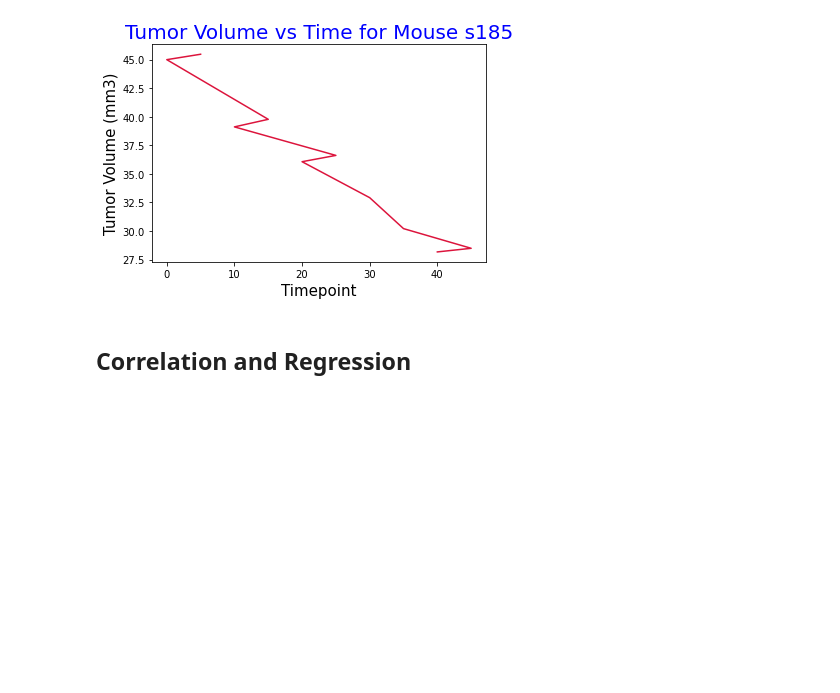
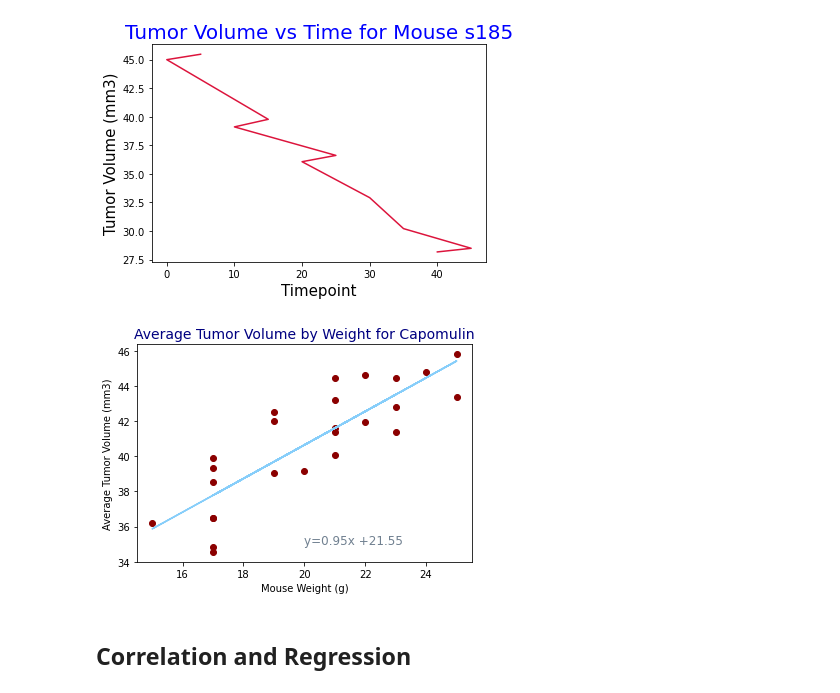
Before and after one commit to emjasmine/matplotlib-challenge, a Jupyter notebook: pymaceuticals_starter.ipynb, the cells around one changed output. Cells and saved outputs as stored; diff of their text form; code cells hidden in the pictures; blank space fills up the shorter version.

```diff
--- a/pymaceuticals_starter.ipynb
+++ b/pymaceuticals_starter.ipynb
@@ -275,2 +275,24 @@ plt.show()
+# %%
+# Generate a scatter plot of average tumor volume vs. mouse weight for the Capomulin regimen
+# Generate a scatter plot of average tumor volume vs. mouse weight for the Capomulin regimen
+capomulin_mice = merge_df.loc[merge_df['Drug Regimen'] == 'Capomulin']
+avg_tumor = capomulin_mice.groupby(['Mouse ID']).mean()
+avg_tumor.rename(columns={'Tumor Volume (mm3)':'Average Tumor Volume (mm3)'}, inplace=True)
+
+plt.scatter(avg_tumor['Weight (g)'],avg_tumor['Average Tumor Volume (mm3)'], color='darkred')
+plt.xlabel('Mouse Weight (g)', fontsize=10)
+plt.ylabel('Average Tumor Volume (mm3)',fontsize=10)
+plt.title('Average Tumor Volume by Weight for Capomulin',fontsize=14, color='navy')
+# Calculate the correlation coefficient and linear regression model
+# for mouse weight and average tumor volume for the Capomulin regimen
+(slope,intercept,rvalue,pvalue,stderr) = st.linregress(avg_tumor['Weight (g)'],avg_tumor['Average Tumor Volume (mm3)'])
+regression_line = avg_tumor['Weight (g)']*slope + intercept
+
+equation = 'y=' + str(round(slope,2))+"x +" + str(round(intercept,2))
+plt.plot(avg_tumor['Weight (g)'],regression_line, color='lightskyblue')
+plt.annotate(equation,(20,35),fontsize=12,color='slategrey')
+plt.show()
+# %% [output]
+[figure, added]
 # %% [markdown]
 ## Correlation and Regression
```
Also changed, not shown: parts of 3 cells of this notebook.
